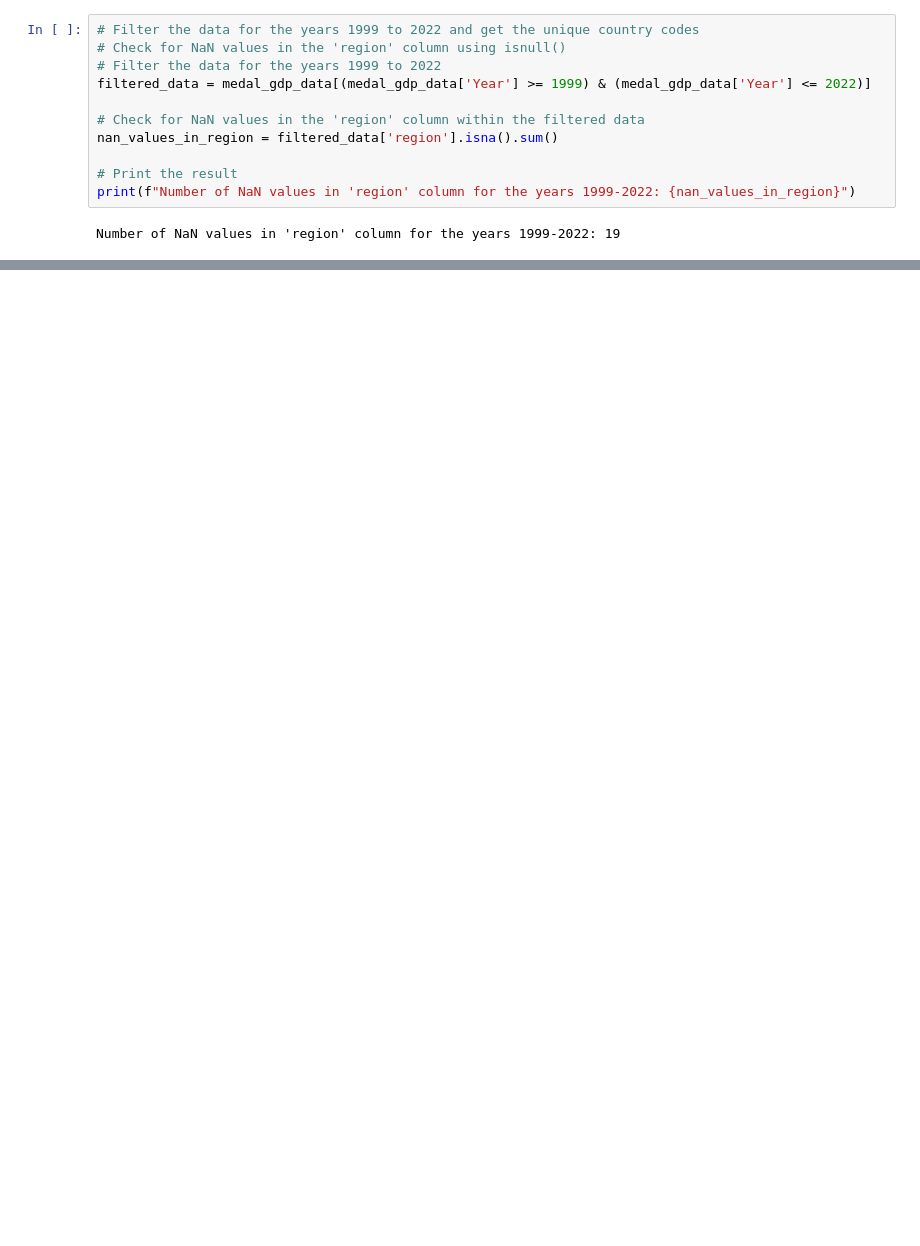
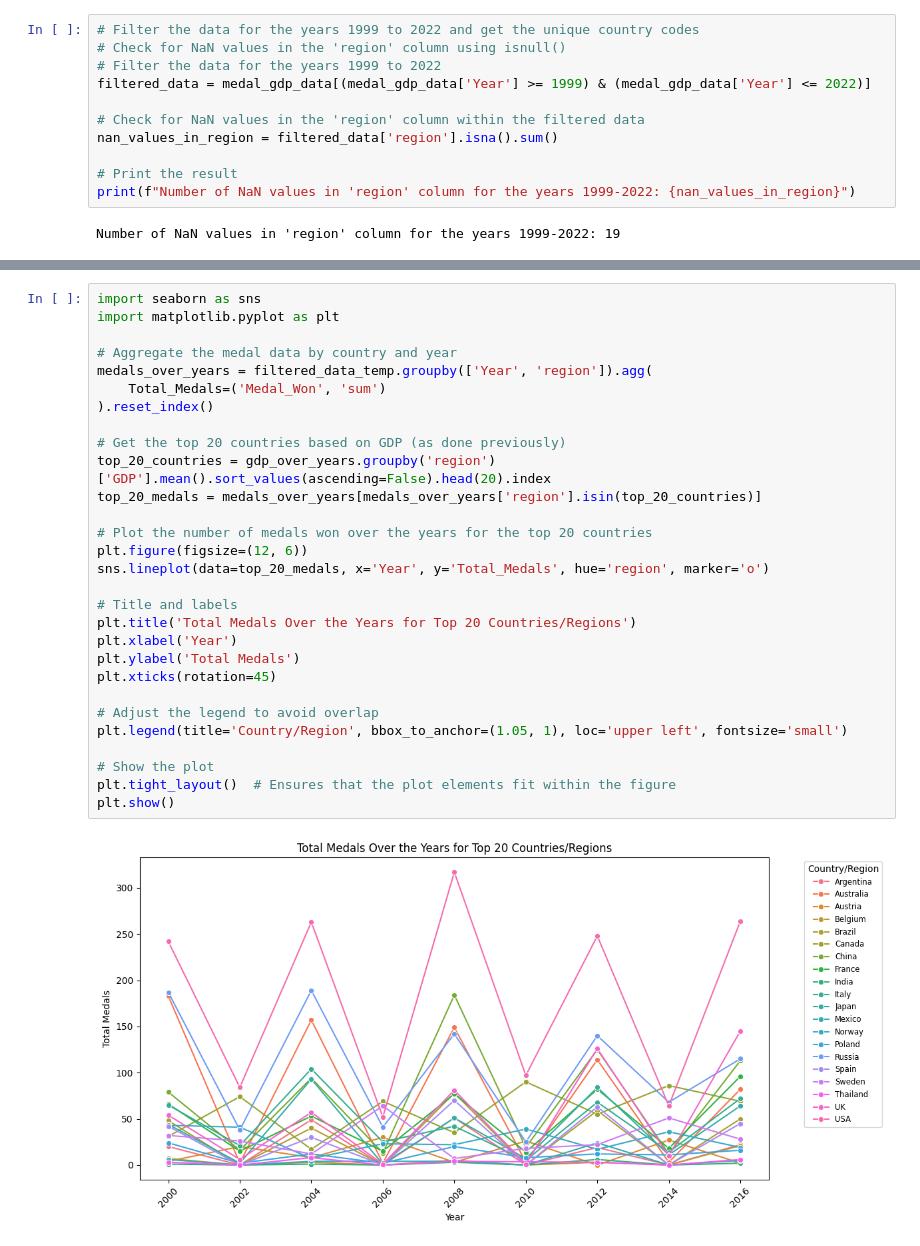
Before and after one commit to fabiohj7/DSA2-Final_Project, a Jupyter notebook: in_testing.ipynb, the cells around one changed output, grey strips where cells are left out. Drawn from its saved outputs; the diff is of its cells as text; blank space fills up the shorter version.

```diff
--- a/in_testing.ipynb
+++ b/in_testing.ipynb
@@ -618,0 +679,31 @@ filtered_data[filtered_data['region']=='Virgin Islands, US']
+# %%
+import seaborn as sns
+import matplotlib.pyplot as plt
+
+# Aggregate the medal data by country and year
+medals_over_years = filtered_data_temp.groupby(['Year', 'region']).agg(
+    Total_Medals=('Medal_Won', 'sum')
+).reset_index()
+
+# Get the top 20 countries based on GDP (as done previously)
+top_20_countries = gdp_over_years.groupby('region')['GDP'].mean().sort_values(ascending=False).head(20).index
+top_20_medals = medals_over_years[medals_over_years['region'].isin(top_20_countries)]
+
+# Plot the number of medals won over the years for the top 20 countries
+plt.figure(figsize=(12, 6))
+sns.lineplot(data=top_20_medals, x='Year', y='Total_Medals', hue='region', marker='o')
+
+# Title and labels
+plt.title('Total Medals Over the Years for Top 20 Countries/Regions')
+plt.xlabel('Year')
+plt.ylabel('Total Medals')
+plt.xticks(rotation=45)
+
+# Adjust the legend to avoid overlap
+plt.legend(title='Country/Region', bbox_to_anchor=(1.05, 1), loc='upper left', fontsize='small')
+
+# Show the plot
+plt.tight_layout()  # Ensures that the plot elements fit within the figure
+plt.show()
+# %% [output]
+[figure, added]
```
Also changed, not shown: parts of 44 cells of this notebook.
